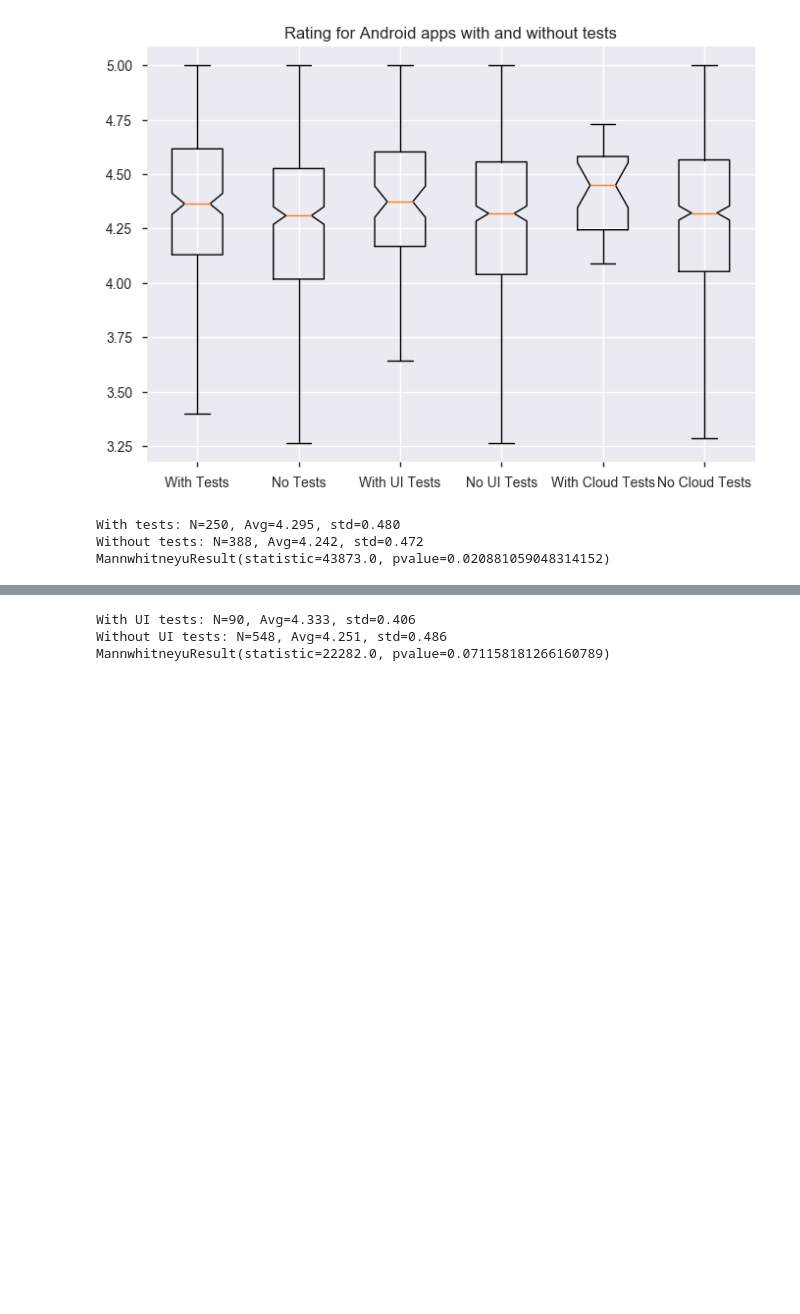
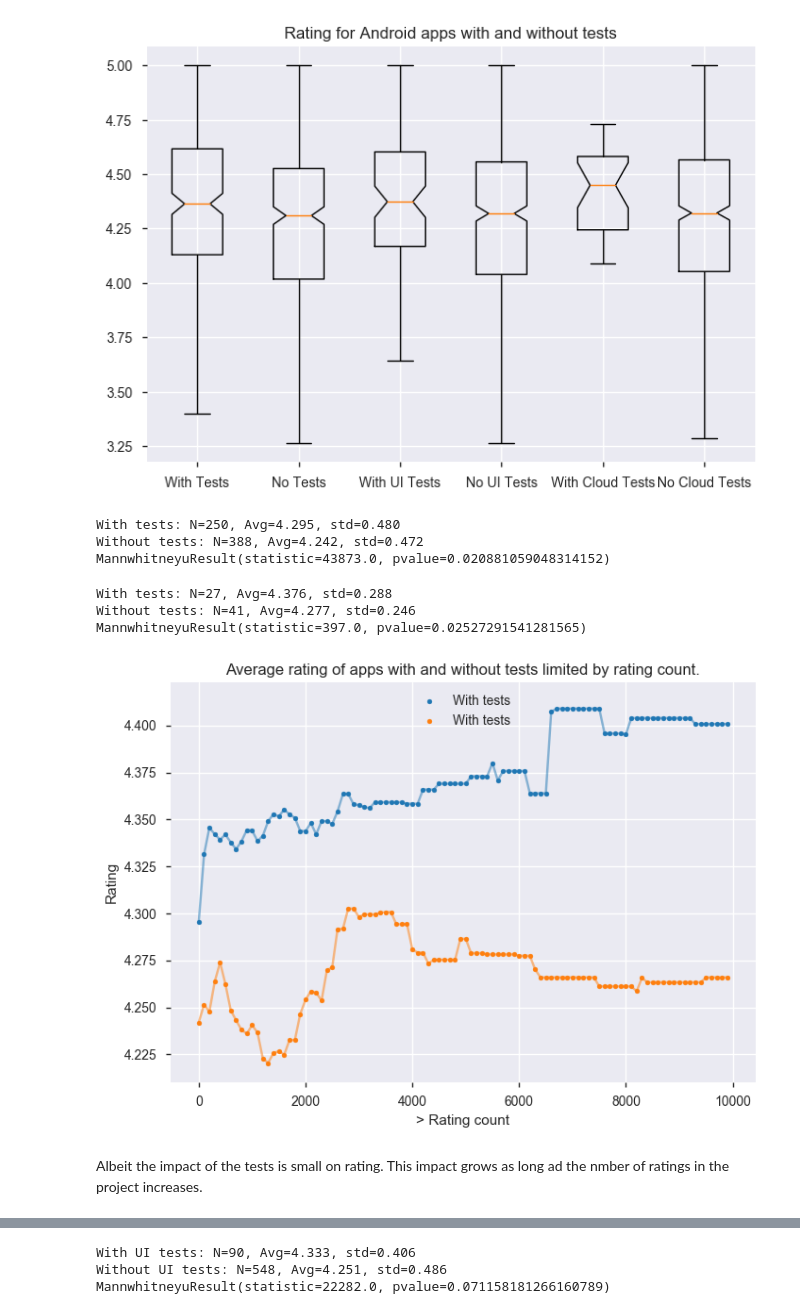
Before and after one commit to luiscruz/android_test_inspector, a Jupyter notebook: exploratory_analysis/1_ea.ipynb, the cells around one changed output, grey strips where cells are left out. Saved outputs shown, nothing was run; the diff lists cells and outputs as text; code cells hidden in the pictures; blank space fills up the shorter version.

```diff
--- a/exploratory_analysis/1_ea.ipynb
+++ b/exploratory_analysis/1_ea.ipynb
@@ -645,5 +663,5 @@ df[df['tests']]
 # %% [markdown]
 ## Google Play Rating
 # %%
-df_tmp = df[~df["rating_count"].isnull()]
+df_with_google_data = df[~df["rating_count"].isnull()]
 # %%
@@ -724,8 +721,8 @@ def compare_two_populations(a,b, label_a, label_b):
     print("{}: N={}, Avg={:.3f}, std={:.3f}".format(label_b, b.count(), b.mean(), b.std()))
     print(mannwhitneyu(a, b))
 # %%
-df_with_tests = df_tmp[df_tmp['tests']]
-df_without_tests = df_tmp[~df_tmp['tests']]
+df_with_tests = df_with_google_data[df_with_google_data['tests']]
+df_without_tests = df_with_google_data[~df_with_google_data['tests']]
 
 
 compare_two_populations(df_with_tests['rating_value'], df_without_tests['rating_value'],
@@ -734,3 +731,33 @@ compare_two_populations(df_with_tests['rating_value'], df_without_tests['rating_
 With tests: N=250, Avg=4.295, std=0.480
 Without tests: N=388, Avg=4.242, std=0.472
 MannwhitneyuResult(statistic=43873.0, pvalue=0.020881059048314152)
+# %%
+a = df_with_tests[df_with_tests['rating_count']>6000]
+b = df_without_tests[df_without_tests['rating_count']>6000]
+compare_two_populations(a['rating_value'], b['rating_value'],
+                        "With tests", "Without tests")
+# %% [output]
+With tests: N=27, Avg=4.376, std=0.288
+Without tests: N=41, Avg=4.277, std=0.246
+MannwhitneyuResult(statistic=397.0, pvalue=0.02527291541281565)
+# %%
+x = range(0, 10000 , 100)
+y_with_tests = tuple(df_with_tests[df_with_tests['rating_count']>i]['rating_value'].mean() for i in x)
+y_without_tests = tuple(df_without_tests[df_without_tests['rating_count']>i]['rating_value'].mean() for i in x)
+# %%
+#plt.plot(x, portions, label=label)
+_,ax = plt.subplots()
+ax.scatter(x, y_with_tests, marker='.', label="With tests")
+ax.plot(x, y_with_tests, alpha=0.5)
+ax.scatter(x, y_without_tests, marker='.', label="With tests")
+ax.plot(x, y_without_tests, alpha=0.5)
+ax.legend(loc='upper center')
+
+ax.set_title("Average rating of apps with and without tests limited by rating count.")
+ax.set_ylabel("Rating")
+ax.set_xlabel("> Rating count")
+pass
+# %% [output]
+[figure, added]
+# %% [markdown]
+Albeit the impact of the tests is small on rating. This impact grows as long ad the nmber of ratings in the project increases.
```
Also changed, not shown: parts of 27 cells of this notebook, 4 other files.
